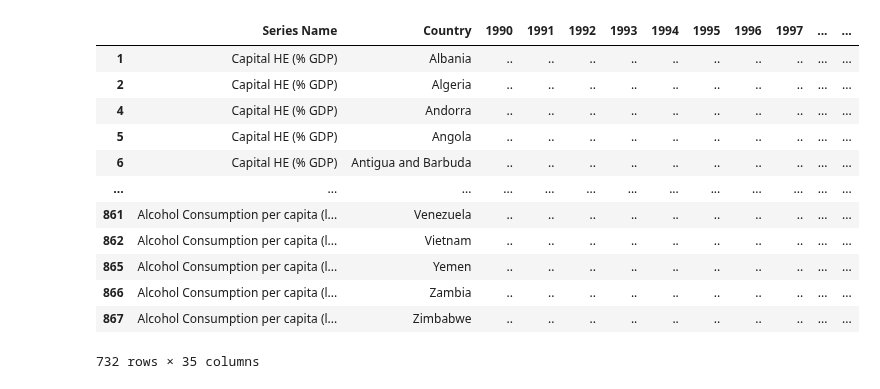
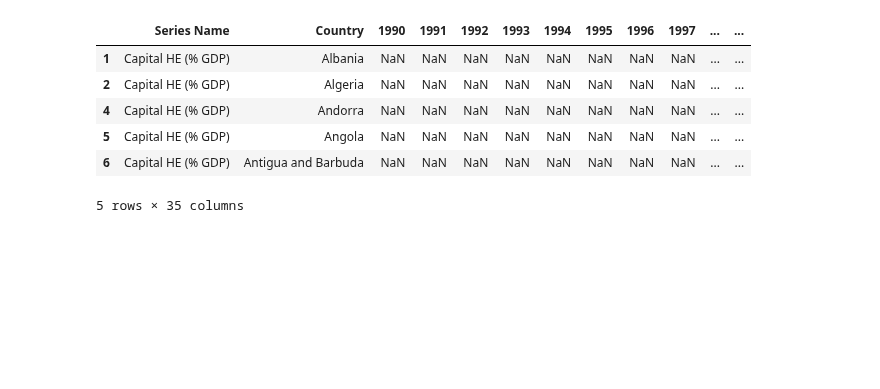
Before and after one commit to AndrewZinc/Expect_Life-Redux, a Jupyter notebook: Clean_Data/Data_Cleaning_Jupyter_notebooks/data_cleaning-world_bank_HNandPopulationStats-1990_2022.ipynb, the cells around one changed output. Drawn from its saved outputs; the diff is of its cells as text; code cells hidden in the pictures; blank space fills up the shorter version.

```diff
--- a/Clean_Data/Data_Cleaning_Jupyter_notebooks/data_cleaning-world_bank_HNandPopulationStats-1990_2022.ipynb
+++ b/Clean_Data/Data_Cleaning_Jupyter_notebooks/data_cleaning-world_bank_HNandPopulationStats-1990_2022.ipynb
@@ -23,7 +24,7 @@ wbHNP_df
 # %%
 # Drop the extra columns
-wbHNP_df = wbHNP_df.drop(['Country Code','Series Code'], 1)
-wbHNP_df
+wbHNP_df = wbHNP_df.drop(['Country Code','Series Code'], axis=1)
+wbHNP_df.head(10)
 # %% [output]
 |  | Series Name | Country | 1990 [YR1990] | 1991 [YR1991] | 1992 [YR1992] | 1993 [YR1993] | 1994 [YR1994] | ... |
 | 0 | Capital health expenditure (% of ... | Afghanistan | .. | .. | .. | .. | .. | ... |
@@ -87,7 +75,7 @@ wbHNP_df
 # %%
 # Open the master list of countries
 countries_df = pd.read_csv('../../Clean_Data/master_country_list/country_profile_urls.csv')
-countries_df = countries_df.drop(['profile_url'], 1)
+countries_df = countries_df.drop(['profile_url'], axis=1)
 # %%
 master_countries = countries_df['country'].tolist()
 master_countries
@@ -187,19 +169,18 @@ series_updates_dict = dict(zip(series_updates_df['current'], series_updates_df['
 # %%
 # Apply the series_updates dictionary to reduce verbosity
 wbHNP_clean_df['Series Name'] = wbHNP_clean_df['Series Name'].replace(series_updates_dict)
+# %%
+# Get a list of the columns to convert to numeric
+cols = wbHNP_clean_df.columns.drop(['Country', 'Series Name'])
+
+wbHNP_clean_df[cols] = wbHNP_clean_df[cols].apply(pd.to_numeric, errors='coerce')
 # %%
-wbHNP_clean_df
+wbHNP_clean_df.head(5)
 # %% [output]
 |  | Series Name | Country | 1990 | 1991 | 1992 | 1993 | 1994 | 1995 | 1996 | 1997 | ... | ... |
-| 1 | Capital HE (% GDP) | Albania | .. | .. | .. | .. | .. | .. | .. | .. | ... | ... |
-| 2 | Capital HE (% GDP) | Algeria | .. | .. | .. | .. | .. | .. | .. | .. | ... | ... |
-| 4 | Capital HE (% GDP) | Andorra | .. | .. | .. | .. | .. | .. | .. | .. | ... | ... |
-| 5 | Capital HE (% GDP) | Angola | .. | .. | .. | .. | .. | .. | .. | .. | ... | ... |
-| 6 | Capital HE (% GDP) | Antigua and Barbuda | .. | .. | .. | .. | .. | .. | .. | .. | ... | ... |
-| ... | ... | ... | ... | ... | ... | ... | ... | ... | ... | ... | ... | ... |
-| 861 | Alcohol Consumption per capita (l... | Venezuela | .. | .. | .. | .. | .. | .. | .. | .. | ... | ... |
-| 862 | Alcohol Consumption per capita (l... | Vietnam | .. | .. | .. | .. | .. | .. | .. | .. | ... | ... |
-| 865 | Alcohol Consumption per capita (l... | Yemen | .. | .. | .. | .. | .. | .. | .. | .. | ... | ... |
-| 866 | Alcohol Consumption per capita (l... | Zambia | .. | .. | .. | .. | .. | .. | .. | .. | ... | ... |
-| 867 | Alcohol Consumption per capita (l... | Zimbabwe | .. | .. | .. | .. | .. | .. | .. | .. | ... | ... |
+| 1 | Capital HE (% GDP) | Albania | NaN | NaN | NaN | NaN | NaN | NaN | NaN | NaN | ... | ... |
+| 2 | Capital HE (% GDP) | Algeria | NaN | NaN | NaN | NaN | NaN | NaN | NaN | NaN | ... | ... |
+| 4 | Capital HE (% GDP) | Andorra | NaN | NaN | NaN | NaN | NaN | NaN | NaN | NaN | ... | ... |
+| 5 | Capital HE (% GDP) | Angola | NaN | NaN | NaN | NaN | NaN | NaN | NaN | NaN | ... | ... |
+| 6 | Capital HE (% GDP) | Antigua and Barbuda | NaN | NaN | NaN | NaN | NaN | NaN | NaN | NaN | ... | ... |
-732 rows × 35 columns
+5 rows × 35 columns
```
Also changed, not shown: parts of 16 cells of this notebook, 3 other files.
